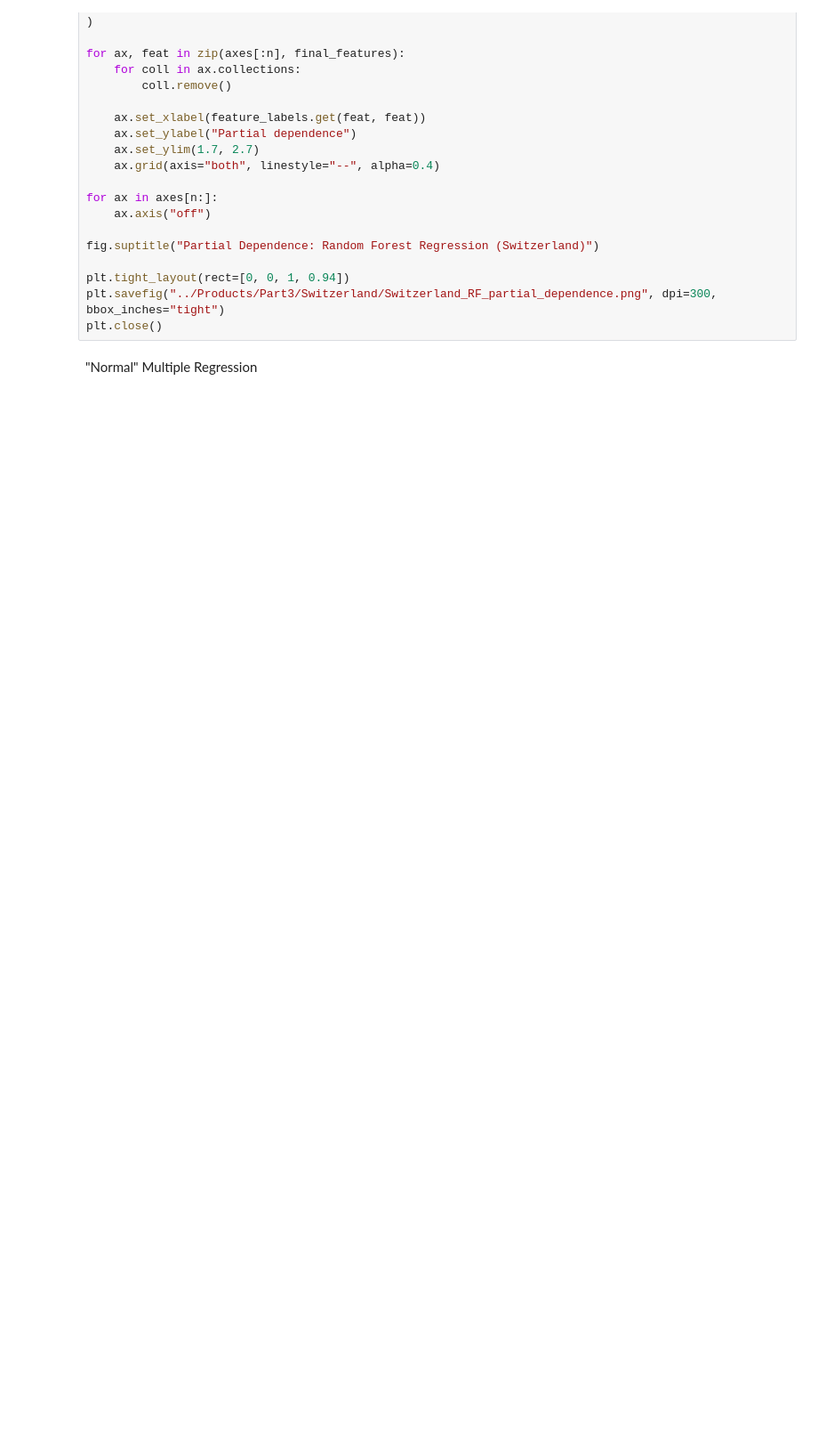
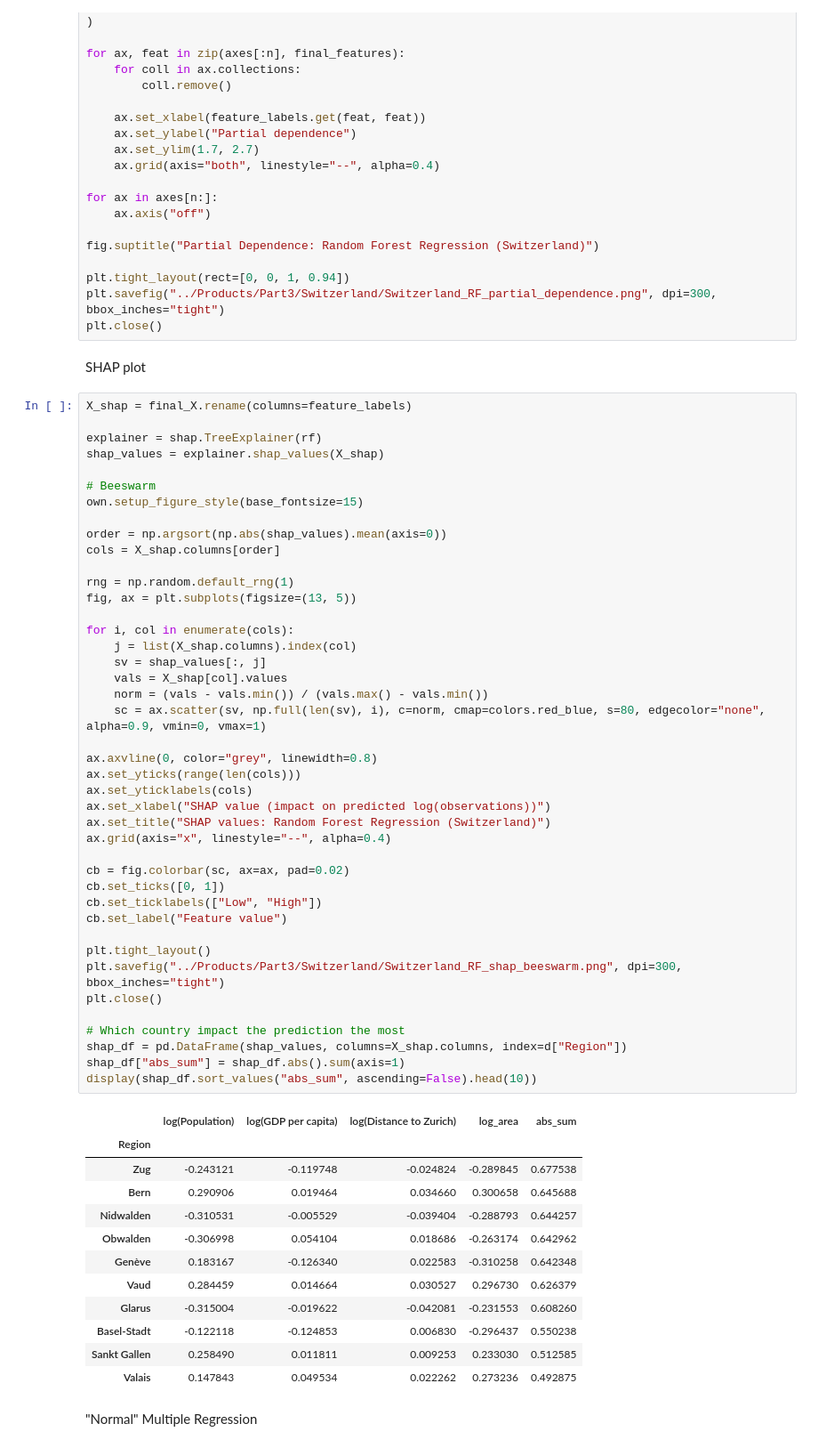
Before and after one commit to yannicknicolaswirz/Master_Thesis, a Jupyter notebook: Code/Part3_Regression_Switzerland.ipynb, the cells around one changed output. Shown at 89% size. Drawn from its saved outputs; the diff is of its cells as text; blank space fills up the shorter version.

Commit message:
added SHAP plots

```diff
--- a/Code/Part3_Regression_Switzerland.ipynb
+++ b/Code/Part3_Regression_Switzerland.ipynb
@@ -253,6 +255,63 @@ fig.suptitle("Partial Dependence: Random Forest Regression (Switzerland)")
 plt.tight_layout(rect=[0, 0, 1, 0.94])
 plt.savefig("../Products/Part3/Switzerland/Switzerland_RF_partial_dependence.png", dpi=300, bbox_inches="tight")
 plt.close()
+# %% [markdown]
+SHAP plot
+# %%
+X_shap = final_X.rename(columns=feature_labels)
+
+explainer = shap.TreeExplainer(rf)
+shap_values = explainer.shap_values(X_shap)
+
+# Beeswarm
+own.setup_figure_style(base_fontsize=15)
+
+order = np.argsort(np.abs(shap_values).mean(axis=0))
+cols = X_shap.columns[order]
+
+rng = np.random.default_rng(1)
+fig, ax = plt.subplots(figsize=(13, 5))
+
+for i, col in enumerate(cols):
+    j = list(X_shap.columns).index(col)
+    sv = shap_values[:, j]
+    vals = X_shap[col].values
+    norm = (vals - vals.min()) / (vals.max() - vals.min())
+    sc = ax.scatter(sv, np.full(len(sv), i), c=norm, cmap=colors.red_blue, s=80, edgecolor="none", alpha=0.9, vmin=0, vmax=1)
+
+ax.axvline(0, color="grey", linewidth=0.8)
+ax.set_yticks(range(len(cols)))
+ax.set_yticklabels(cols)
+ax.set_xlabel("SHAP value (impact on predicted log(observations))")
+ax.set_title("SHAP values: Random Forest Regression (Switzerland)")
+ax.grid(axis="x", linestyle="--", alpha=0.4)
+
+cb = fig.colorbar(sc, ax=ax, pad=0.02)
+cb.set_ticks([0, 1])
+cb.set_ticklabels(["Low", "High"])
+cb.set_label("Feature value")
+
+plt.tight_layout()
+plt.savefig("../Products/Part3/Switzerland/Switzerland_RF_shap_beeswarm.png", dpi=300, bbox_inches="tight")
+plt.close()
+
+# Which country impact the prediction the most
+shap_df = pd.DataFrame(shap_values, columns=X_shap.columns, index=d["Region"])
+shap_df["abs_sum"] = shap_df.abs().sum(axis=1)
+display(shap_df.sort_values("abs_sum", ascending=False).head(10))
+# %% [output]
+|  | log(Population) | log(GDP per capita) | log(Distance to Zurich) | log_area | abs_sum |
+| Region |  |  |  |  |  |
+| Zug | -0.243121 | -0.119748 | -0.024824 | -0.289845 | 0.677538 |
+| Bern | 0.290906 | 0.019464 | 0.034660 | 0.300658 | 0.645688 |
+| Nidwalden | -0.310531 | -0.005529 | -0.039404 | -0.288793 | 0.644257 |
+| Obwalden | -0.306998 | 0.054104 | 0.018686 | -0.263174 | 0.642962 |
+| Genève | 0.183167 | -0.126340 | 0.022583 | -0.310258 | 0.642348 |
+| Vaud | 0.284459 | 0.014664 | 0.030527 | 0.296730 | 0.626379 |
+| Glarus | -0.315004 | -0.019622 | -0.042081 | -0.231553 | 0.608260 |
+| Basel-Stadt | -0.122118 | -0.124853 | 0.006830 | -0.296437 | 0.550238 |
+| Sankt Gallen | 0.258490 | 0.011811 | 0.009253 | 0.233030 | 0.512585 |
+| Valais | 0.147843 | 0.049534 | 0.022262 | 0.273236 | 0.492875 |
 # %% [markdown]
 "Normal" Multiple Regression
 # %%
```
Also changed, not shown: parts of 3 cells of this notebook, 9 other files.
